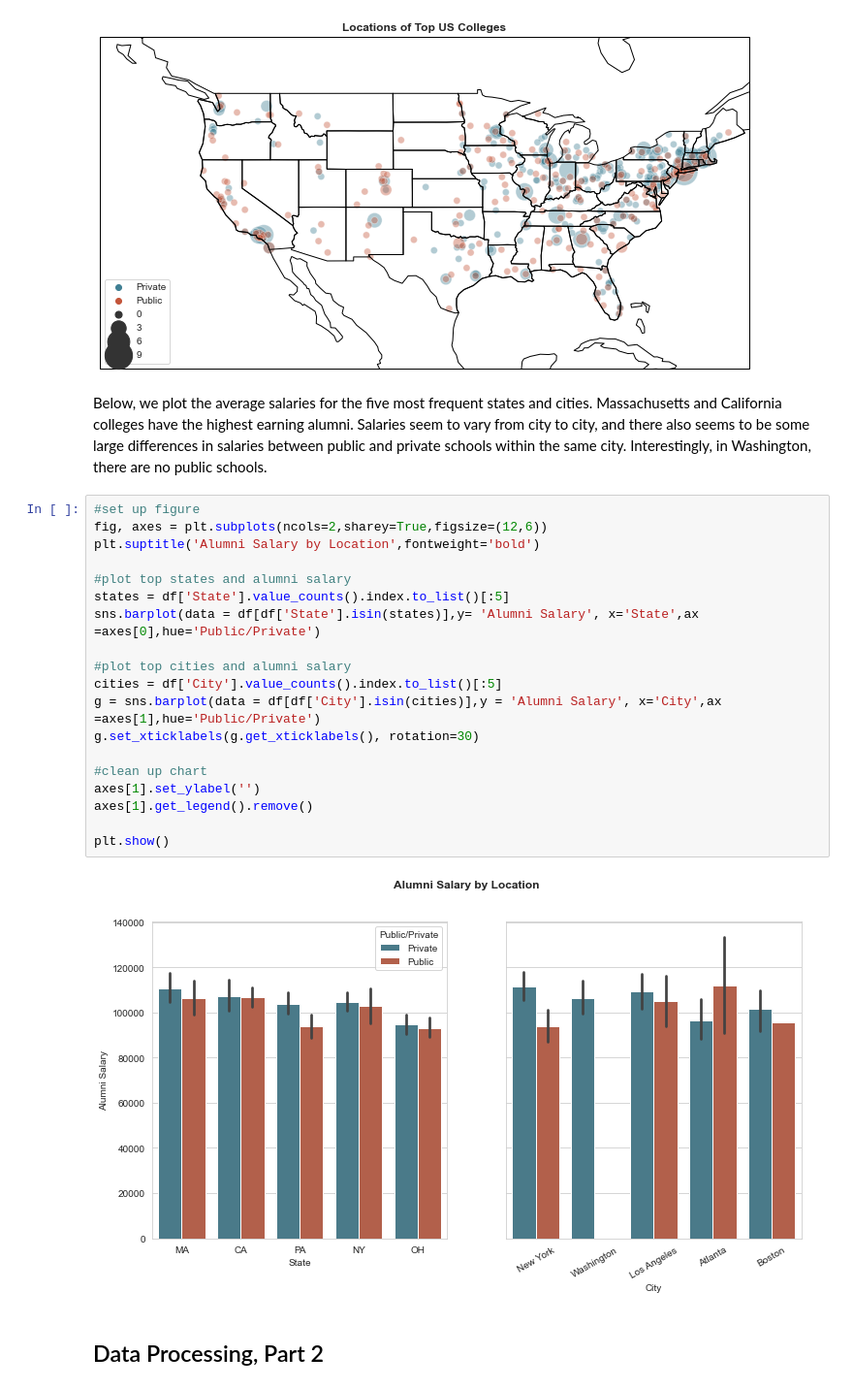
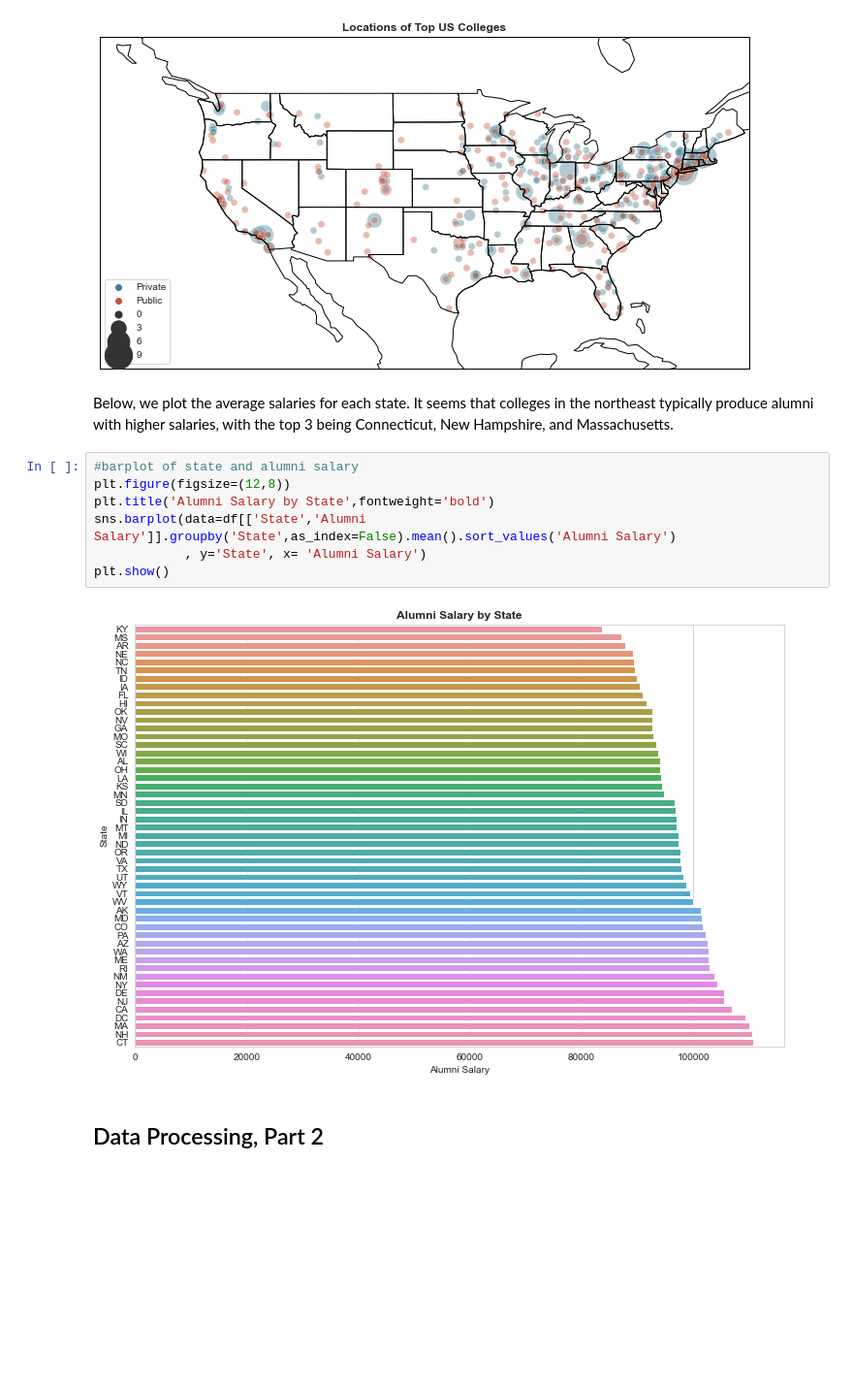
Before and after one commit to Chris95cam/College-Alumni-Salary-Regression, a Jupyter notebook: College Alumni Salary Regression.ipynb, the cells around one changed output. Shown at 97% size. Drawn from its saved outputs; the diff is of its cells as text; blank space fills up the shorter version.

```diff
--- a/College Alumni Salary Regression.ipynb
+++ b/College Alumni Salary Regression.ipynb
@@ -450,29 +469,17 @@ plt.show()
 The 'inframe' parameter of draw() was deprecated in Matplotlib 3.3 and will be removed two minor releases later. Use Axes.redraw_in_frame() instead. If any parameter follows 'inframe', they should be  ...
   inframe=inframe)
 [figure]
-# %% [markdown]
-Below, we plot the average salaries for the five most frequent states and cities. Massachusetts and California colleges have the highest earning alumni. Salaries seem to vary from city to city, and there also seems to be some large differences in salaries between public and private schools within the same city. Interestingly, in Washington, there are no public schools.
-# %%
-#set up figure
-fig, axes = plt.subplots(ncols=2,sharey=True,figsize=(12,6))
-plt.suptitle('Alumni Salary by Location',fontweight='bold')
-
-#plot top states and alumni salary
-states = df['State'].value_counts().index.to_list()[:5]
-sns.barplot(data = df[df['State'].isin(states)],y= 'Alumni Salary', x='State',ax =axes[0],hue='Public/Private')
-
-#plot top cities and alumni salary
-cities = df['City'].value_counts().index.to_list()[:5]
-g = sns.barplot(data = df[df['City'].isin(cities)],y = 'Alumni Salary', x='City',ax =axes[1],hue='Public/Private')
-g.set_xticklabels(g.get_xticklabels(), rotation=30)
-
-#clean up chart
-axes[1].set_ylabel('')
-axes[1].get_legend().remove()
-
-plt.show()
-# %% [output]
-[figure, removed]
+# %% [markdown]
+Below, we plot the average salaries for each state. It seems that colleges in the northeast typically produce alumni with higher salaries, with the top 3 being Connecticut, New Hampshire, and Massachusetts.
+# %%
+#barplot of state and alumni salary
+plt.figure(figsize=(12,8))
+plt.title('Alumni Salary by State',fontweight='bold')
+sns.barplot(data=df[['State','Alumni Salary']].groupby('State',as_index=False).mean().sort_values('Alumni Salary')
+            , y='State', x= 'Alumni Salary')
+plt.show()
+# %% [output]
+[figure, added]
 # %% [markdown]
 ## Data Processing, Part 2
 # %% [markdown]
```
Also changed, not shown: parts of 2 cells of this notebook.
